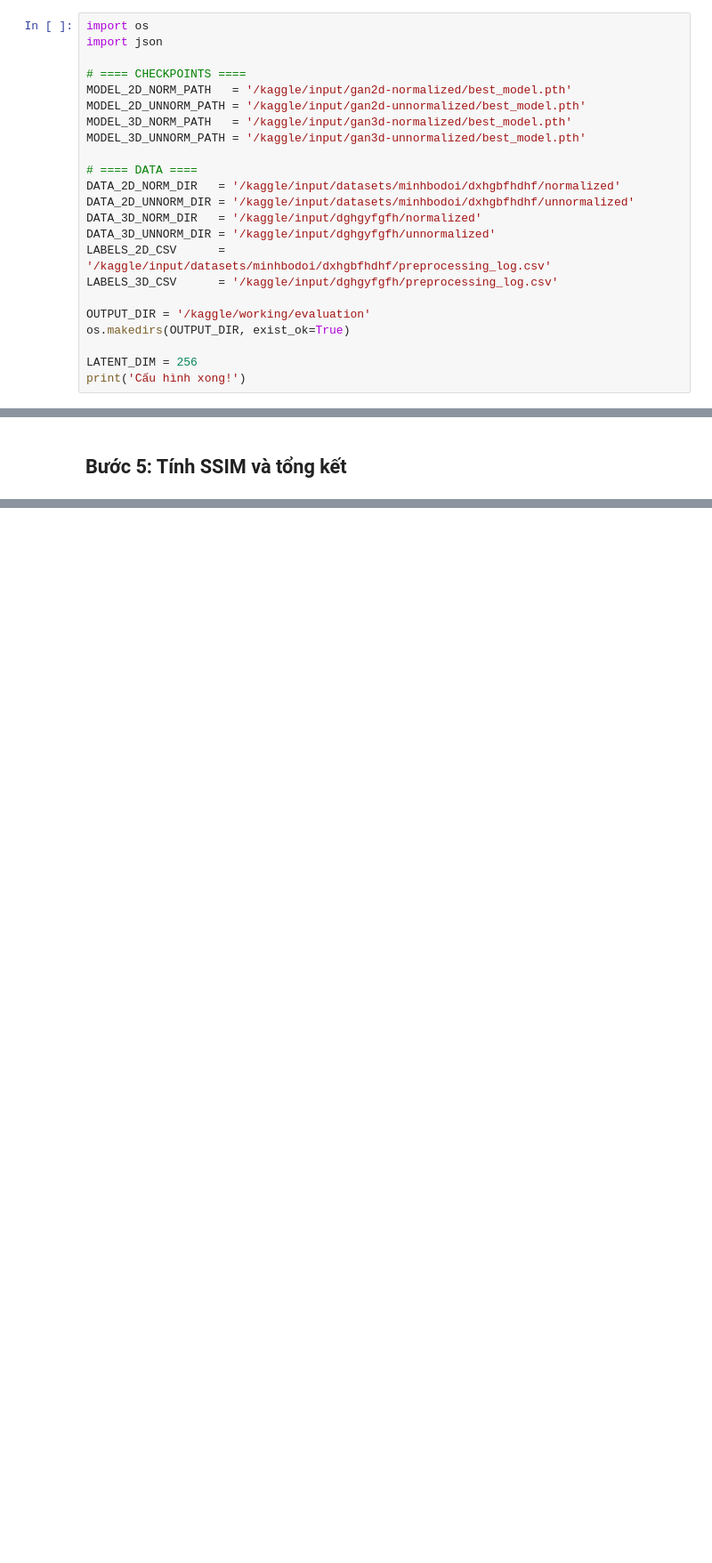
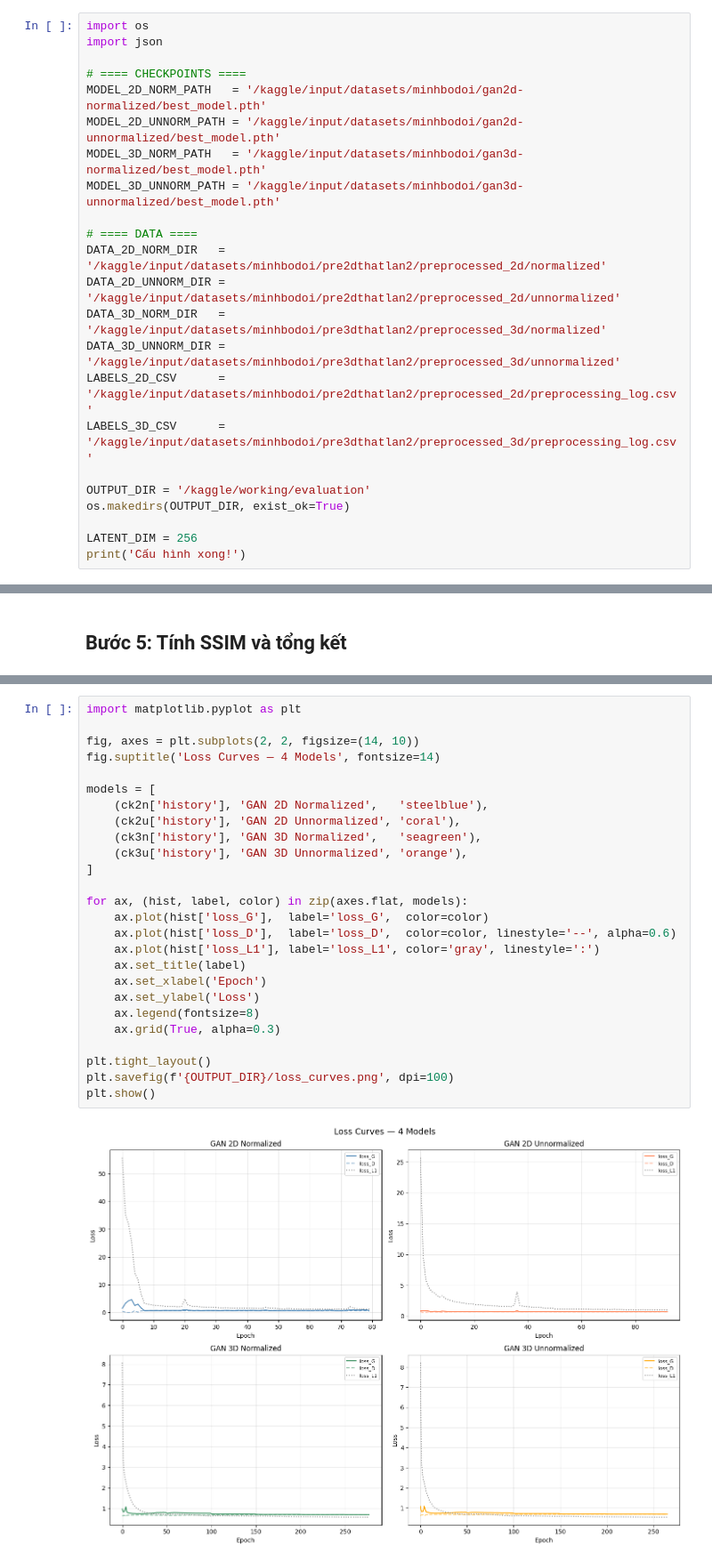
Before and after one commit to 24022404/BrainAgeGAN, a Jupyter notebook: 08_evaluation.ipynb, the cells around one changed output, grey strips where cells are left out. Shown at 89% size. Saved outputs shown, nothing was run; the diff lists cells and outputs as text; blank space fills up the shorter version.

```diff
--- a/08_evaluation.ipynb
+++ b/08_evaluation.ipynb
@@ -18,18 +18,18 @@ import os
 import json
 
 # ==== CHECKPOINTS ====
-MODEL_2D_NORM_PATH   = '/kaggle/input/gan2d-normalized/best_model.pth'
-MODEL_2D_UNNORM_PATH = '/kaggle/input/gan2d-unnormalized/best_model.pth'
-MODEL_3D_NORM_PATH   = '/kaggle/input/gan3d-normalized/best_model.pth'
-MODEL_3D_UNNORM_PATH = '/kaggle/input/gan3d-unnormalized/best_model.pth'
+MODEL_2D_NORM_PATH   = '/kaggle/input/datasets/minhbodoi/gan2d-normalized/best_model.pth'
+MODEL_2D_UNNORM_PATH = '/kaggle/input/datasets/minhbodoi/gan2d-unnormalized/best_model.pth'
+MODEL_3D_NORM_PATH   = '/kaggle/input/datasets/minhbodoi/gan3d-normalized/best_model.pth'
+MODEL_3D_UNNORM_PATH = '/kaggle/input/datasets/minhbodoi/gan3d-unnormalized/best_model.pth'
 
 # ==== DATA ====
-DATA_2D_NORM_DIR   = '/kaggle/input/datasets/minhbodoi/dxhgbfhdhf/normalized'
-DATA_2D_UNNORM_DIR = '/kaggle/input/datasets/minhbodoi/dxhgbfhdhf/unnormalized'
-DATA_3D_NORM_DIR   = '/kaggle/input/dghgyfgfh/normalized'
-DATA_3D_UNNORM_DIR = '/kaggle/input/dghgyfgfh/unnormalized'
-LABELS_2D_CSV      = '/kaggle/input/datasets/minhbodoi/dxhgbfhdhf/preprocessing_log.csv'
-LABELS_3D_CSV      = '/kaggle/input/dghgyfgfh/preprocessing_log.csv'
+DATA_2D_NORM_DIR   = '/kaggle/input/datasets/minhbodoi/pre2dthatlan2/preprocessed_2d/normalized'
+DATA_2D_UNNORM_DIR = '/kaggle/input/datasets/minhbodoi/pre2dthatlan2/preprocessed_2d/unnormalized'
+DATA_3D_NORM_DIR   = '/kaggle/input/datasets/minhbodoi/pre3dthatlan2/preprocessed_3d/normalized'
+DATA_3D_UNNORM_DIR = '/kaggle/input/datasets/minhbodoi/pre3dthatlan2/preprocessed_3d/unnormalized'
+LABELS_2D_CSV      = '/kaggle/input/datasets/minhbodoi/pre2dthatlan2/preprocessed_2d/preprocessing_log.csv'
+LABELS_3D_CSV      = '/kaggle/input/datasets/minhbodoi/pre3dthatlan2/preprocessed_3d/preprocessing_log.csv'
 
 OUTPUT_DIR = '/kaggle/working/evaluation'
 os.makedirs(OUTPUT_DIR, exist_ok=True)
@@ -239,0 +264,28 @@ print(f'\nKết quả lưu tại: {OUTPUT_DIR}/metrics_summary.json')
+# %%
+import matplotlib.pyplot as plt
+
+fig, axes = plt.subplots(2, 2, figsize=(14, 10))
+fig.suptitle('Loss Curves — 4 Models', fontsize=14)
+
+models = [
+    (ck2n['history'], 'GAN 2D Normalized',   'steelblue'),
+    (ck2u['history'], 'GAN 2D Unnormalized', 'coral'),
+    (ck3n['history'], 'GAN 3D Normalized',   'seagreen'),
+    (ck3u['history'], 'GAN 3D Unnormalized', 'orange'),
+]
+
+for ax, (hist, label, color) in zip(axes.flat, models):
+    ax.plot(hist['loss_G'],  label='loss_G',  color=color)
+    ax.plot(hist['loss_D'],  label='loss_D',  color=color, linestyle='--', alpha=0.6)
+    ax.plot(hist['loss_L1'], label='loss_L1', color='gray', linestyle=':')
+    ax.set_title(label)
+    ax.set_xlabel('Epoch')
+    ax.set_ylabel('Loss')
+    ax.legend(fontsize=8)
+    ax.grid(True, alpha=0.3)
+
+plt.tight_layout()
+plt.savefig(f'{OUTPUT_DIR}/loss_curves.png', dpi=100)
+plt.show()
+# %% [output]
+[figure, added]
```
Also changed, not shown: parts of 10 cells of this notebook, 14 other files.
